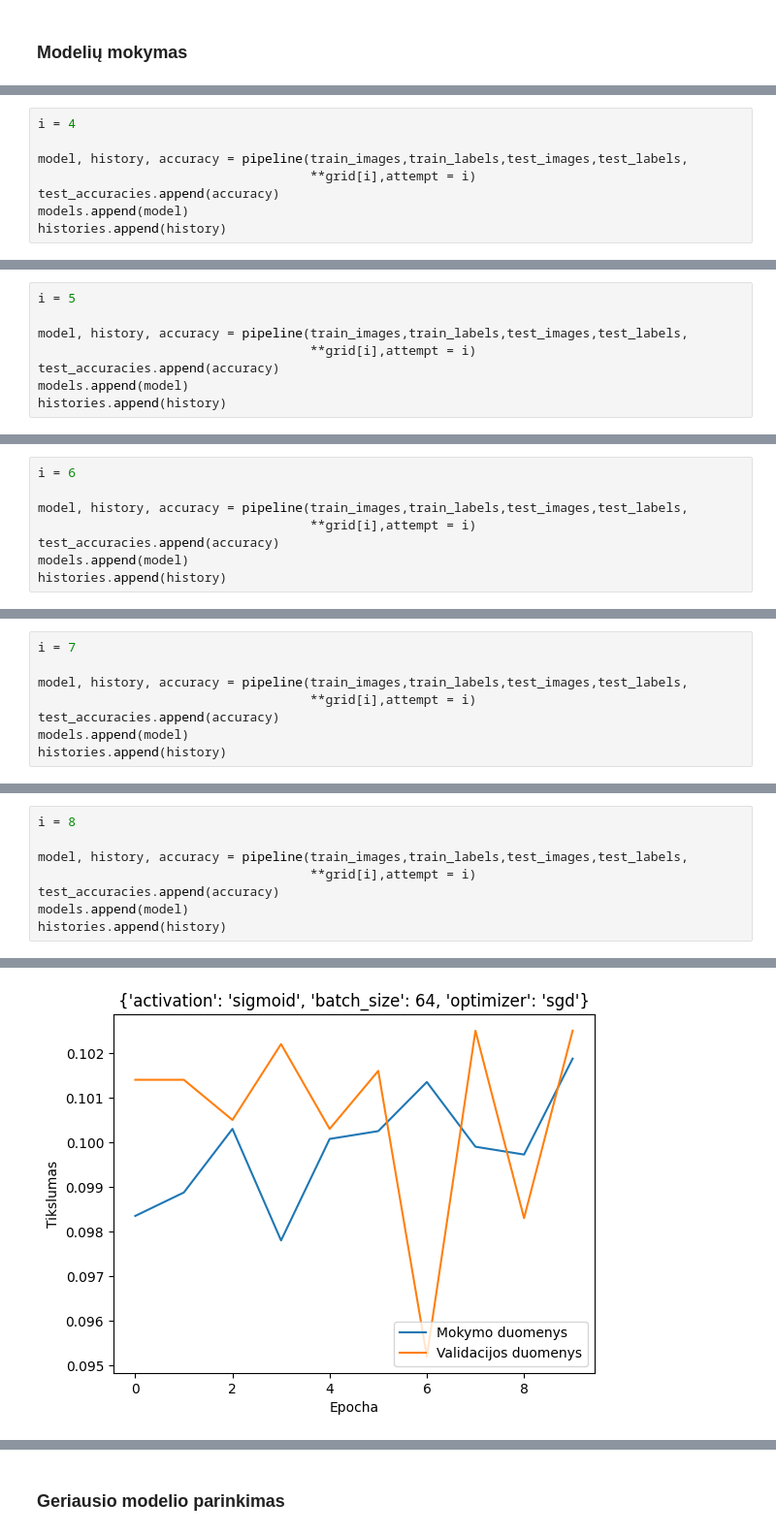
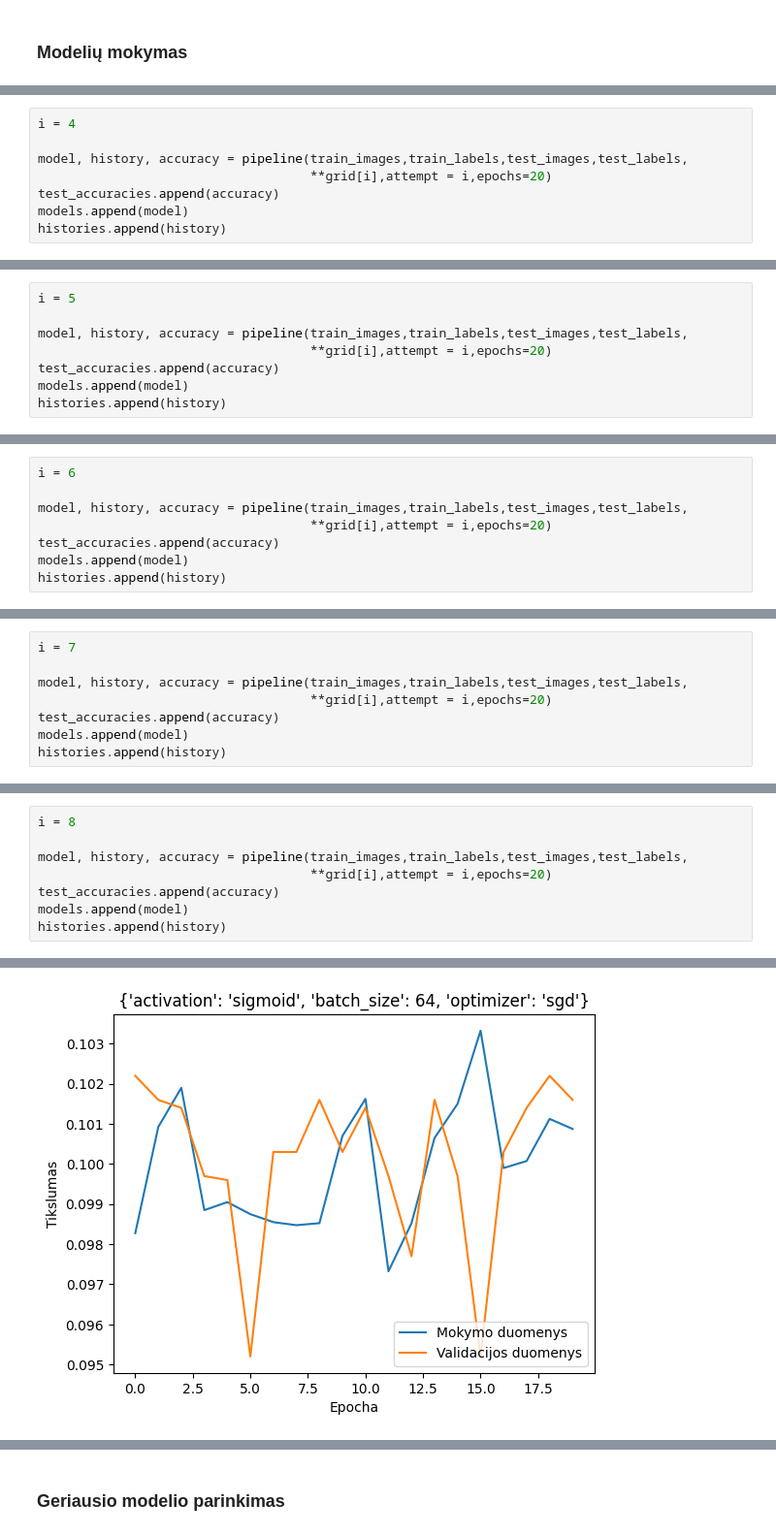
Before and after one commit to dovmar/DI, a Jupyter notebook: Lab4/Lab4.ipynb, the cells around one changed output, grey strips where cells are left out. Shown at 97% size. Saved outputs shown, nothing was run; the diff lists cells and outputs as text.

```diff
--- a/Lab4/Lab4.ipynb
+++ b/Lab4/Lab4.ipynb
@@ -270,7 +458,7 @@ Modelio tikslumas:  0.68
 i = 4
 
 model, history, accuracy = pipeline(train_images,train_labels,test_images,test_labels,
-                                    **grid[i],attempt = i)
+                                    **grid[i],attempt = i,epochs=20)
 test_accuracies.append(accuracy)
 models.append(model)
 histories.append(history)
@@ -299,7 +487,7 @@ Modelio tikslumas:  0.47
 i = 5
 
 model, history, accuracy = pipeline(train_images,train_labels,test_images,test_labels,
-                                    **grid[i],attempt = i)
+                                    **grid[i],attempt = i,epochs=20)
 test_accuracies.append(accuracy)
 models.append(model)
 histories.append(history)
@@ -328,7 +516,7 @@ Modelio tikslumas:  0.67
 i = 6
 
 model, history, accuracy = pipeline(train_images,train_labels,test_images,test_labels,
-                                    **grid[i],attempt = i)
+                                    **grid[i],attempt = i,epochs=20)
 test_accuracies.append(accuracy)
 models.append(model)
 histories.append(history)
@@ -359,7 +545,7 @@ Modelio tikslumas:  0.1
 i = 7
 
 model, history, accuracy = pipeline(train_images,train_labels,test_images,test_labels,
-                                    **grid[i],attempt = i)
+                                    **grid[i],attempt = i,epochs=20)
 test_accuracies.append(accuracy)
 models.append(model)
 histories.append(history)
@@ -388,7 +574,7 @@ Modelio tikslumas:  0.55
 i = 8
 
 model, history, accuracy = pipeline(train_images,train_labels,test_images,test_labels,
-                                    **grid[i],attempt = i)
+                                    **grid[i],attempt = i,epochs=20)
 test_accuracies.append(accuracy)
 models.append(model)
 histories.append(history)
@@ -413 +599 @@ Epoch 10/10
-[figure, old version]
+[figure, new version]
```
Also changed, not shown: parts of 25 cells of this notebook, 2 other files.
